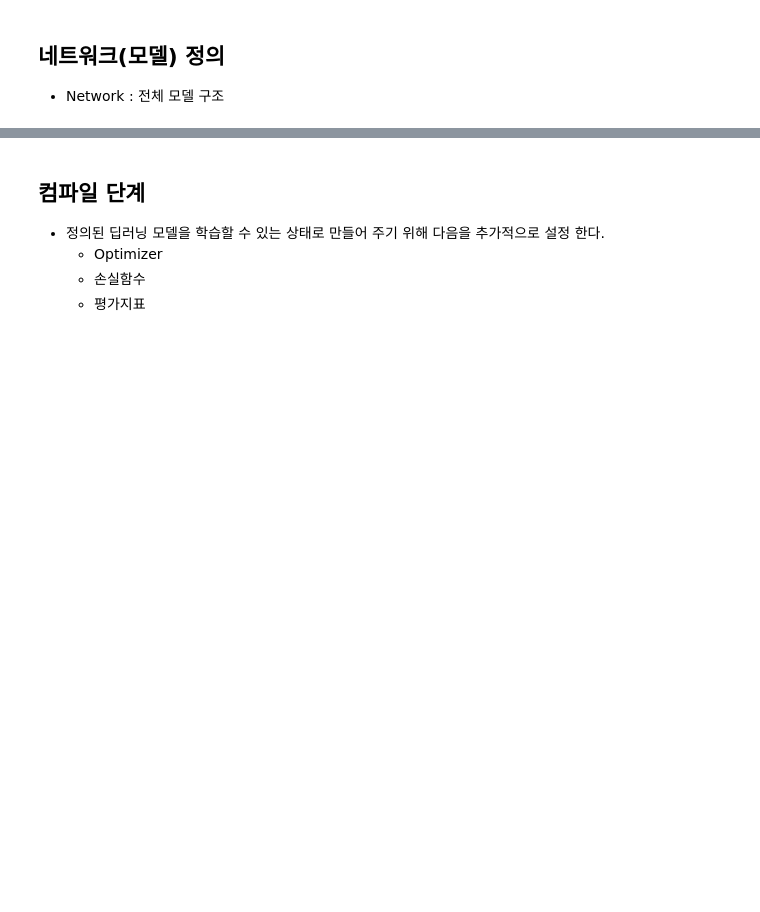
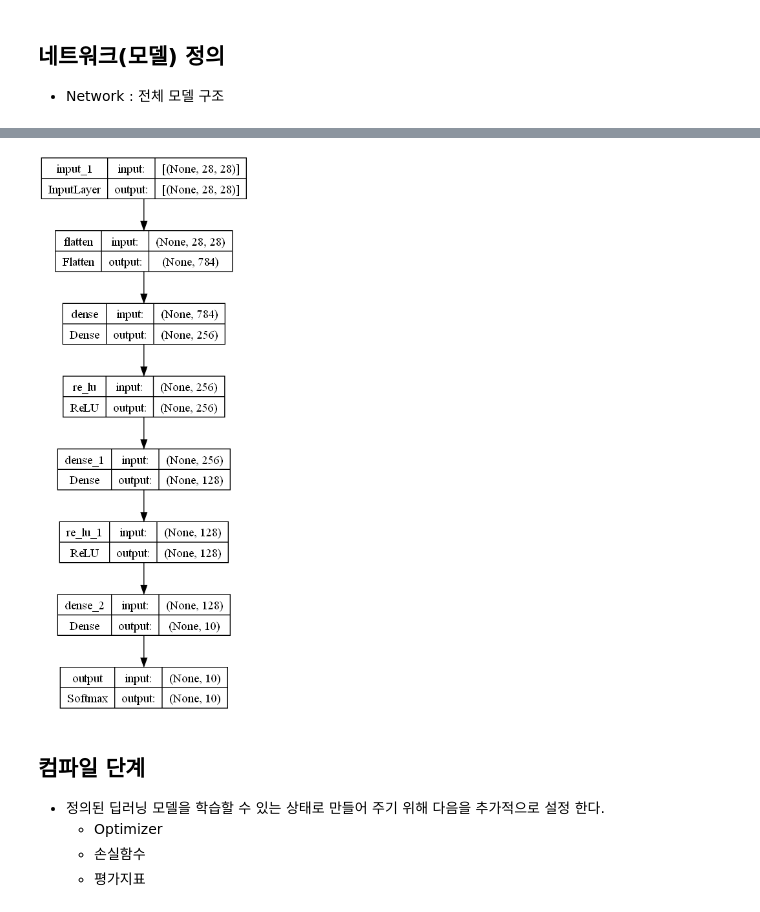
Before and after one commit to aaingyunii/Bootcamp_DeepLearning, a Jupyter notebook: 02_첫번째 딥러닝-MLP 구현.ipynb, the cells around one changed output, grey strips where cells are left out. Saved outputs shown, nothing was run; the diff lists cells and outputs as text; code cells hidden in the pictures; blank space fills up the shorter version.

```diff
--- a/02_첫번째 딥러닝-MLP 구현.ipynb
+++ b/02_첫번째 딥러닝-MLP 구현.ipynb
@@ -114,11 +187,15 @@ model.summary()
 # %%
 # graphviz를 이용한 모델구조를 시각화
 ## 다음 패키지를 설치해야한다.
 ## pip install graphviz pydot pydotplus
 keras.utils.plot_model(model,
-                       show_shapes=True
-                       , to_file='model_shapes.png'
+                       show_shapes=True,
+                       to_file='model_shapes.png' # 같은 path에 이미지 파일 저장
+                                           # 이미지 저장은 default 기능이다.
+                                           # 'to_file=' 을 통해 저장될 이미지 이름을 변경할 수 있는 것이다.
                       )
+# %% [output]
+[figure, added]
 # %% [markdown]
 ## 컴파일 단계
 - 정의된 딥러닝 모델을 학습할 수 있는 상태로 만들어 주기 위해 다음을 추가적으로 설정 한다.
```
Also changed, not shown: parts of 46 cells of this notebook, 2 other files.
